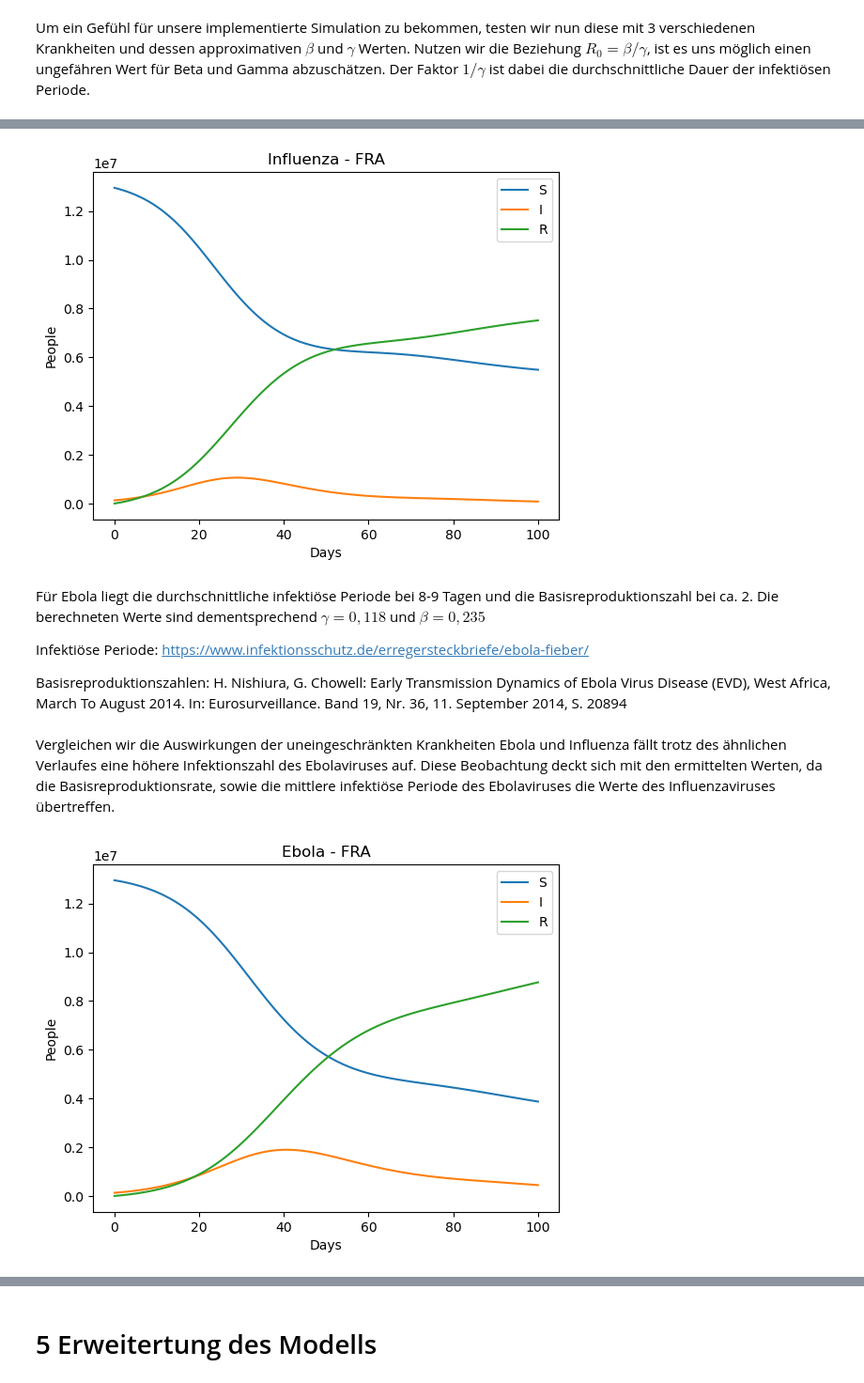
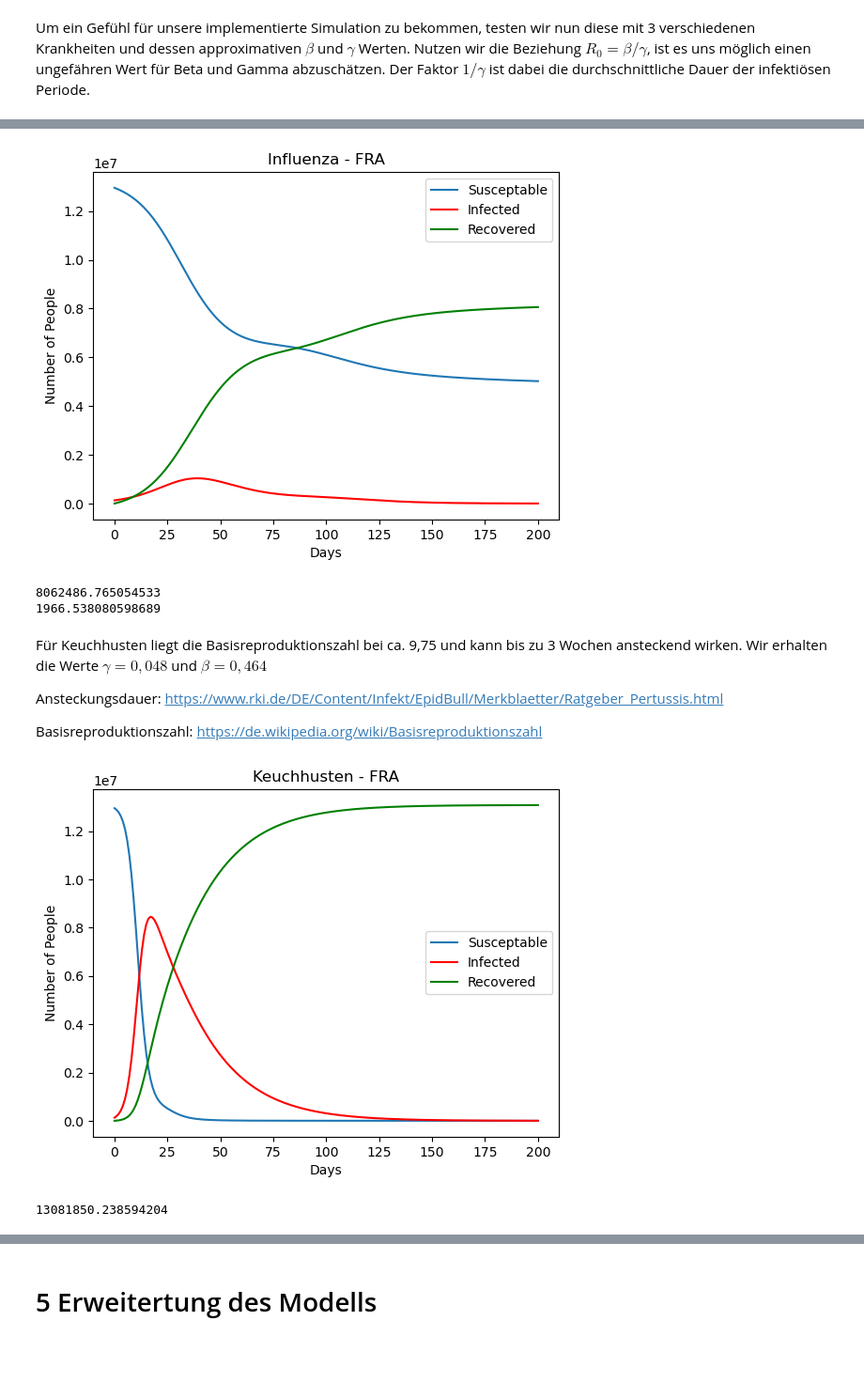
Before and after one commit to LoloSpirit/PlagueInc, a Jupyter notebook: Ausarbeitung_Projekt.ipynb, the cells around one changed output, grey strips where cells are left out. Shown at 94% size. Drawn from its saved outputs; the diff is of its cells as text; code cells hidden in the pictures; blank space fills up the shorter version.

```diff
--- a/Ausarbeitung_Projekt.ipynb
+++ b/Ausarbeitung_Projekt.ipynb
@@ -803,27 +797,32 @@ Basisreproduktionszahl: B.J. Coburn, B.G. Wagner, S. Blower: Modeling influenza
 # %%
 cure_humanity()
 cities['FRA'].infect_percent(0.01)
-t, SIR_values = combined_simulation(.352,0.22,0.01,0.01,0.01,100)
+t, SIR_values = combined_simulation(0.267,0.167,0.01,0.01,0.01,200, 'RK')
 stadt='FRA'
 S, I, R = zip(*SIR_values[stadt])
 plot_SIR('Influenza - FRA', t, S, I, R)
+
+print(R[-1]+I[-1])
 # %% [output]
-[figure, old version]
+[figure, new version]
+8062486.765054533
+1966.538080598689
 # %% [markdown]
-Für Ebola liegt die durchschnittliche infektiöse Periode bei 8-9 Tagen und die Basisreproduktionszahl bei ca. 2. Die berechneten Werte sind dementsprechend $\gamma = 0,118$ und $\beta = 0,235$
+Für Keuchhusten liegt die Basisreproduktionszahl bei ca. 9,75 und kann bis zu 3 Wochen ansteckend wirken. Wir erhalten die Werte $\gamma = 0,048$ und $\beta = 0,464$
 
-Infektiöse Periode: https://www.infektionsschutz.de/erregersteckbriefe/ebola-fieber/
+Ansteckungsdauer: https://www.rki.de/DE/Content/Infekt/EpidBull/Merkblaetter/Ratgeber_Pertussis.html
 
-Basisreproduktionszahlen: H. Nishiura, G. Chowell: Early Transmission Dynamics of Ebola Virus Disease (EVD), West Africa, March To August 2014. In: Eurosurveillance. Band 19, Nr. 36, 11. September 2014, S. 20894
+Basisreproduktionszahl: https://de.wikipedia.org/wiki/Basisreproduktionszahl
-# %% [markdown]
-Vergleichen wir die Auswirkungen der uneingeschränkten Krankheiten Ebola und Influenza fällt trotz des ähnlichen Verlaufes eine höhere Infektionszahl des Ebolaviruses auf. Diese Beobachtung deckt sich mit den ermittelten Werten, da die Basisreproduktionsrate, sowie die mittlere infektiöse Periode des Ebolaviruses die Werte des Influenzaviruses übertreffen.
 # %%
 cure_humanity()
 cities['FRA'].infect_percent(0.01)
-t, SIR_values = combined_simulation(0.235,0.118,0.01,0.01,0.01,100)
+t, SIR_values = combined_simulation(0.464,0.048,0.01,0.01,0.01,200, 'RK')
 stadt='FRA'
 S, I, R = zip(*SIR_values[stadt])
-plot_SIR('Ebola - FRA', t, S, I, R)
+plot_SIR('Keuchhusten - FRA', t, S, I, R)
+
+print(R[-1]+I[-1])
 # %% [output]
-[figure, old version]
+[figure, new version]
+13081850.238594204
 # %% [markdown]
```
Also changed, not shown: parts of 11 cells of this notebook.
